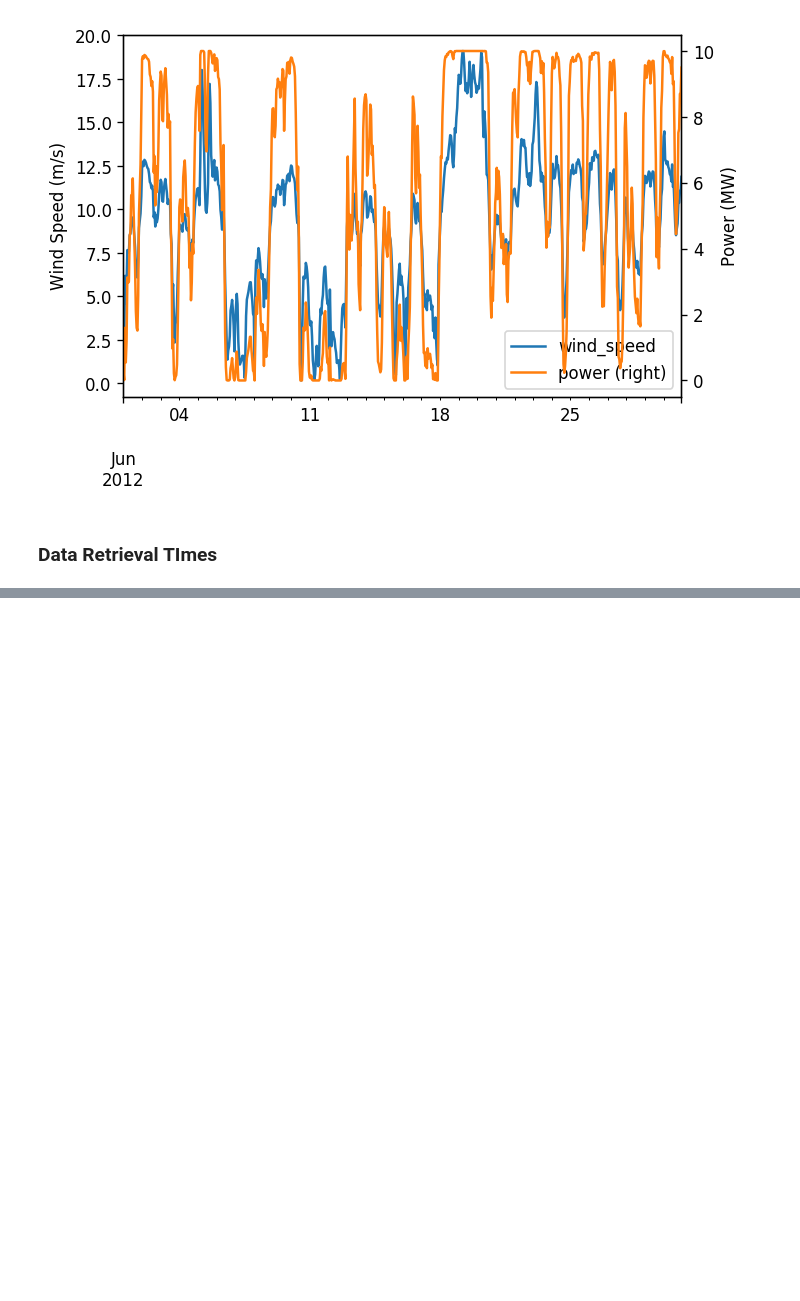
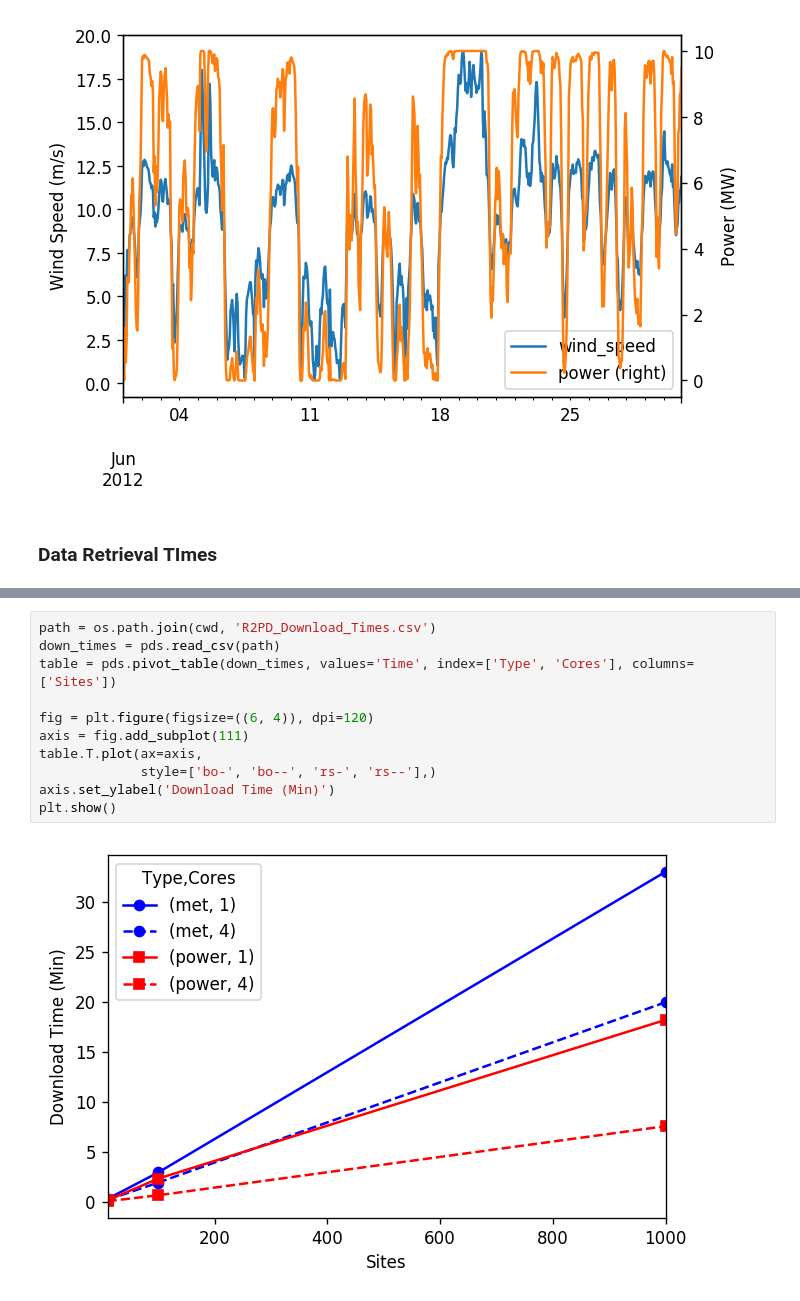
Before and after one commit to Smart-DS/demos, a Jupyter notebook: demo_R2PD_applied_to_rts_gmlc.ipynb, the cells around one changed output, grey strips where cells are left out. Drawn from its saved outputs; the diff is of its cells as text; blank space fills up the shorter version.

```diff
--- a/demo_R2PD_applied_to_rts_gmlc.ipynb
+++ b/demo_R2PD_applied_to_rts_gmlc.ipynb
@@ -520,0 +510,13 @@ plt.close()
+# %%
+path = os.path.join(cwd, 'R2PD_Download_Times.csv')
+down_times = pds.read_csv(path)
+table = pds.pivot_table(down_times, values='Time', index=['Type', 'Cores'], columns=['Sites'])
+
+fig = plt.figure(figsize=((6, 4)), dpi=120)
+axis = fig.add_subplot(111)
+table.T.plot(ax=axis,
+             style=['bo-', 'bo--', 'rs-', 'rs--'],)
+axis.set_ylabel('Download Time (Min)')
+plt.show()
+# %% [output]
+[figure, added]
```
Also changed, not shown: parts of 46 cells of this notebook, 1 other file.
